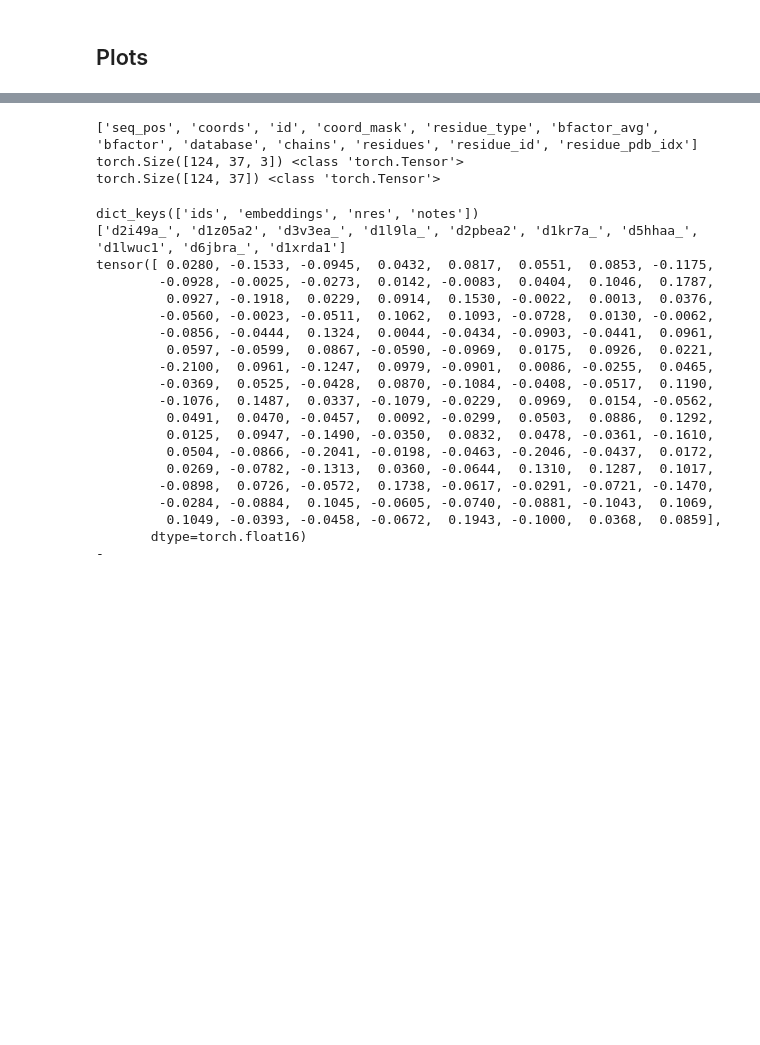
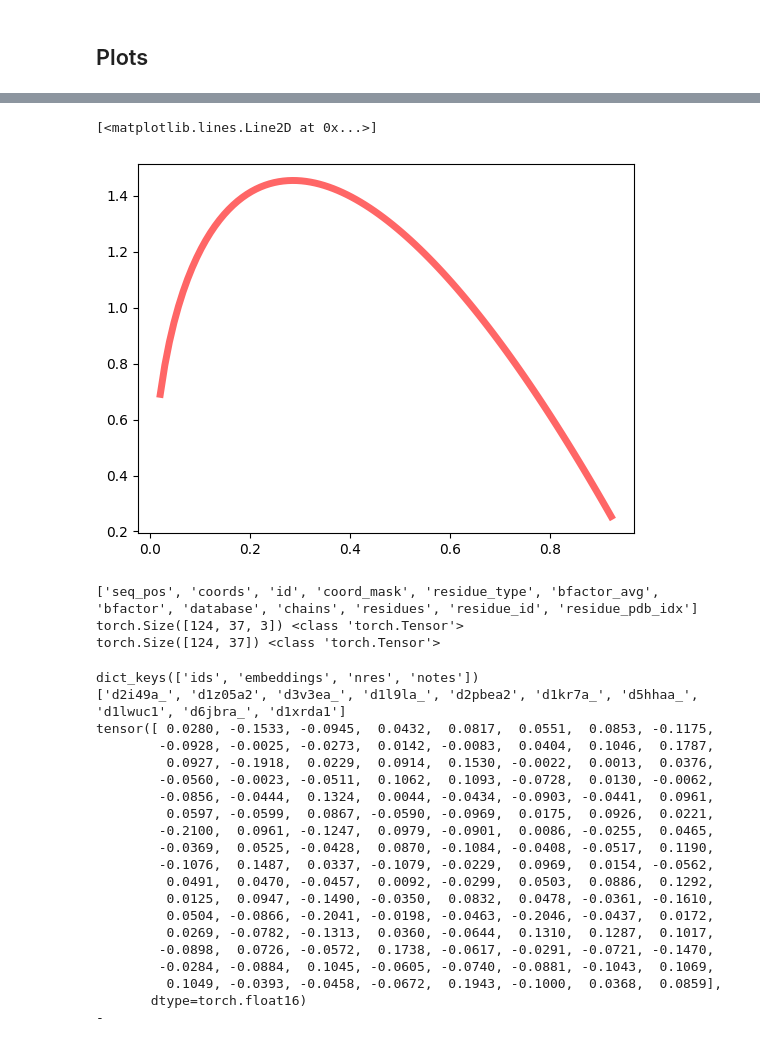
Before and after one commit to Yuwan3154/proteina, a Jupyter notebook: proteina.ipynb, the cells around one changed output, grey strips where cells are left out. Cells and saved outputs as stored; diff of their text form; code cells hidden in the pictures; blank space fills up the shorter version.

```diff
--- a/proteina.ipynb
+++ b/proteina.ipynb
@@ -64,3 +75,13 @@ def compute_lddt(gt_coord, template_coord, cutoff=15, local_cutoff=[0.5, 1.0, 2.
+# %%
+p1 = 1.4
+p2 = 2.0
+x = np.linspace(scipy.stats.beta.ppf(0.01, p1, p2),
+                scipy.stats.beta.ppf(0.99, p1, p2), 100)
+plt.plot(x, scipy.stats.beta.pdf(x, p1, p2),
+       'r-', lw=5, alpha=0.6, label='beta pdf')
+# %% [output]
+[<matplotlib.lines.Line2D at 0x...>]
+[figure, added]
 # %%
 data = torch.load(Path.home() / "proteina/data/pdb_train/processed/7ad5_A.pt", weights_only=False)
 
```
Also changed, not shown: parts of 1 cell of this notebook, 1 other file.
